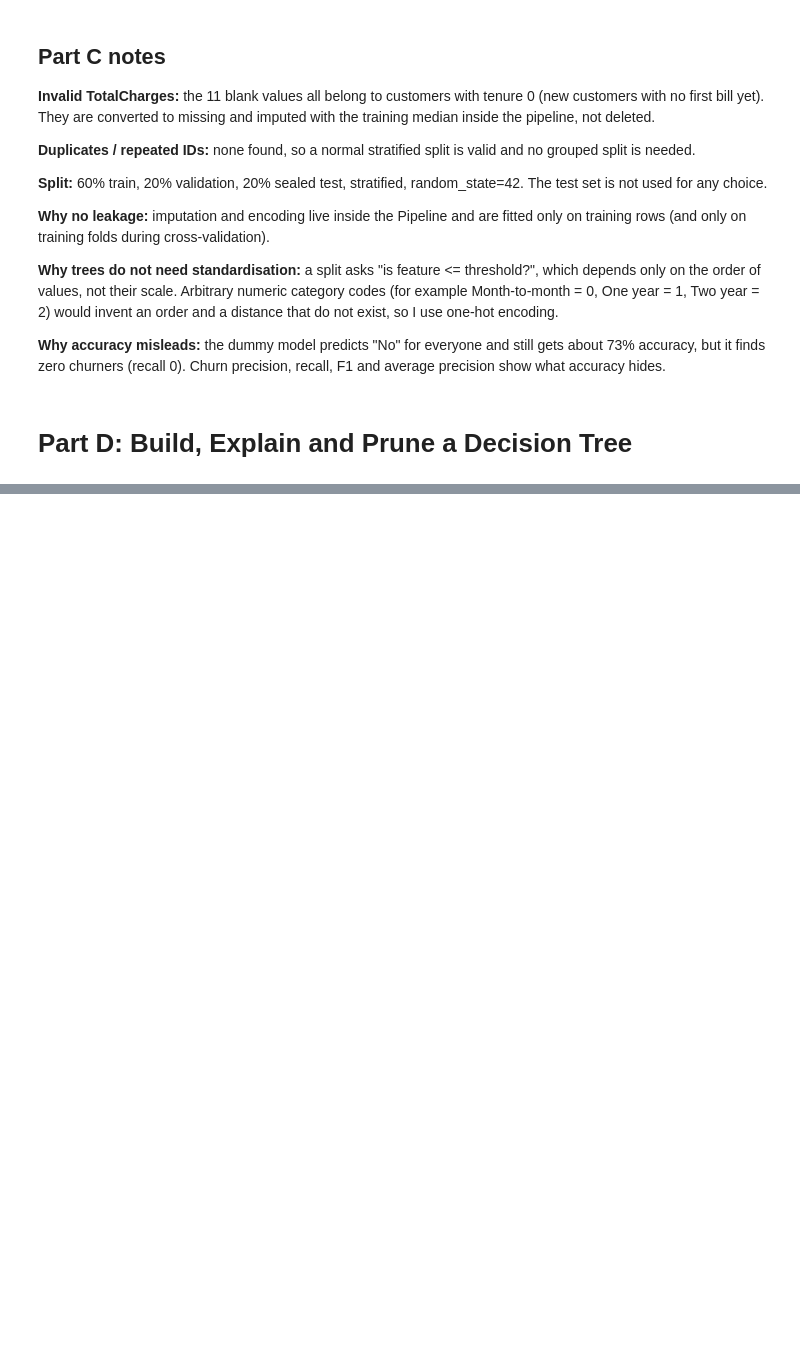
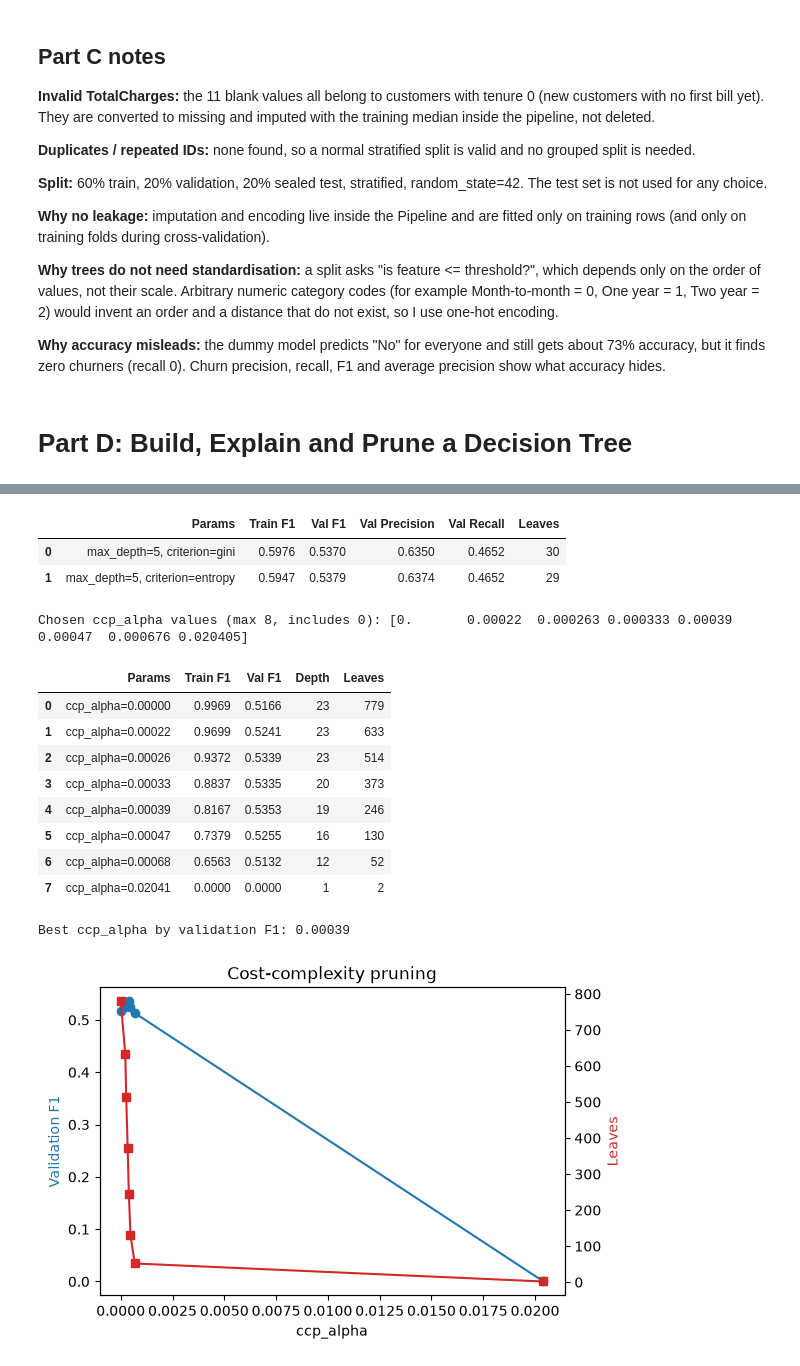
Before and after one commit to MonaMobeen/customer-churn-prediction-ml, a Jupyter notebook: churn_final.ipynb, the cells around one changed output, grey strips where cells are left out. Saved outputs shown, nothing was run; the diff lists cells and outputs as text; code cells hidden in the pictures; blank space fills up the shorter version.

```diff
--- a/churn_final.ipynb
+++ b/churn_final.ipynb
@@ -373,0 +416,12 @@ pd.DataFrame(baseline, index=["Dummy (most_frequent)"]).round(4)
+# %%
+# D3: min_samples_leaf and min_samples_split at max_depth=5
+rows = []
+for msl in [1, 5, 20]:
+    _, r = run_experiment(f"Tree d5 msl={msl}", DecisionTreeClassifier(max_depth=5, min_samples_leaf=msl, random_state=SEED),
+                          f"max_depth=5, min_samples_leaf={msl}")
+    rows.append(r)
+for mss in [2, 20, 50]:
+    _, r = run_experiment(f"Tree d5 mss={mss}", DecisionTreeClassifier(max_depth=5, min_samples_split=mss, random_state=SEED),
+                          f"max_depth=5, min_samples_split={mss}")
+    rows.append(r)
+display(pd.DataFrame(rows)[["Params", "Train F1", "Val F1", "Val Precision", "Val Recall", "Leaves"]].round(4))
@@ -373,0 +436,56 @@ pd.DataFrame(baseline, index=["Dummy (most_frequent)"]).round(4)
+# %%
+# D4: gini vs entropy
+rows = []
+for crit in ["gini", "entropy"]:
+    _, r = run_experiment(f"Tree d5 {crit}", DecisionTreeClassifier(max_depth=5, criterion=crit, random_state=SEED),
+                          f"max_depth=5, criterion={crit}")
+    rows.append(r)
+display(pd.DataFrame(rows)[["Params", "Train F1", "Val F1", "Val Precision", "Val Recall", "Leaves"]].round(4))
+# %% [output]
+|  | Params | Train F1 | Val F1 | Val Precision | Val Recall | Leaves |
+| 0 | max_depth=5, criterion=gini | 0.5976 | 0.5370 | 0.6350 | 0.4652 | 30 |
+| 1 | max_depth=5, criterion=entropy | 0.5947 | 0.5379 | 0.6374 | 0.4652 | 29 |
+# %%
+# D5: cost-complexity post-pruning (alphas come from the TRAINING partition only)
+prep_train = clone(preprocessor).fit(X_train)
+Xt_train = prep_train.transform(X_train)
+path = DecisionTreeClassifier(random_state=SEED).cost_complexity_pruning_path(Xt_train, y_train)
+all_alphas = np.unique(path.ccp_alphas)
+usable = all_alphas[:-1] if len(all_alphas) > 1 else all_alphas      # last alpha prunes to a single node
+pick = np.unique(np.round(np.linspace(0, len(usable) - 1, 8)).astype(int))
+chosen_alphas = usable[pick]
+print("Chosen ccp_alpha values (max 8, includes 0):", np.round(chosen_alphas, 6))
+
+pruned_pipes, pruned_rows = {}, []
+for a in chosen_alphas:
+    p, r = run_experiment(f"Tree pruned alpha={a:.5f}", DecisionTreeClassifier(ccp_alpha=a, random_state=SEED),
+                          f"ccp_alpha={a:.5f}")
+    pruned_pipes[a] = p
+    pruned_rows.append(r)
+pruned_df = pd.DataFrame(pruned_rows)
+display(pruned_df[["Params", "Train F1", "Val F1", "Depth", "Leaves"]].round(4))
+
+best_alpha = chosen_alphas[int(pruned_df["Val F1"].idxmax())]
+best_pruned_pipe = pruned_pipes[best_alpha]
+print("Best ccp_alpha by validation F1:", round(best_alpha, 6))
+
+fig, ax1 = plt.subplots(figsize=(6, 4))
+ax1.plot(chosen_alphas, pruned_df["Val F1"], marker="o", color="tab:blue")
+ax1.set_xlabel("ccp_alpha"); ax1.set_ylabel("Validation F1", color="tab:blue")
+ax2 = ax1.twinx()
+ax2.plot(chosen_alphas, pruned_df["Leaves"], marker="s", color="tab:red")
+ax2.set_ylabel("Leaves", color="tab:red")
+plt.title("Cost-complexity pruning"); plt.show()
+# %% [output]
+Chosen ccp_alpha values (max 8, includes 0): [0.       0.00022  0.000263 0.000333 0.00039  0.00047  0.000676 0.020405]
+|  | Params | Train F1 | Val F1 | Depth | Leaves |
+| 0 | ccp_alpha=0.00000 | 0.9969 | 0.5166 | 23 | 779 |
+| 1 | ccp_alpha=0.00022 | 0.9699 | 0.5241 | 23 | 633 |
+| 2 | ccp_alpha=0.00026 | 0.9372 | 0.5339 | 23 | 514 |
+| 3 | ccp_alpha=0.00033 | 0.8837 | 0.5335 | 20 | 373 |
+| 4 | ccp_alpha=0.00039 | 0.8167 | 0.5353 | 19 | 246 |
+| 5 | ccp_alpha=0.00047 | 0.7379 | 0.5255 | 16 | 130 |
+| 6 | ccp_alpha=0.00068 | 0.6563 | 0.5132 | 12 | 52 |
+| 7 | ccp_alpha=0.02041 | 0.0000 | 0.0000 | 1 | 2 |
+Best ccp_alpha by validation F1: 0.00039
+[figure, added]
```
Also changed, not shown: parts of 10 cells of this notebook.
